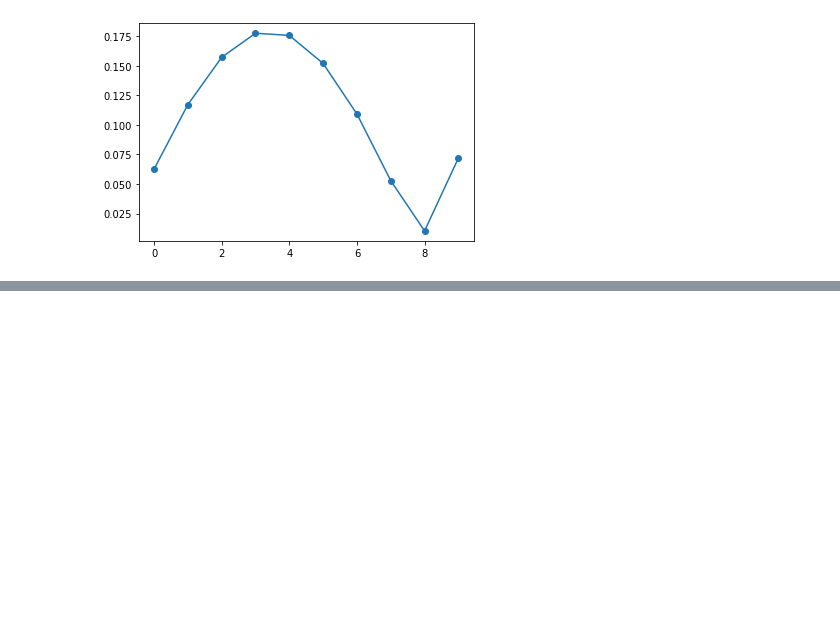
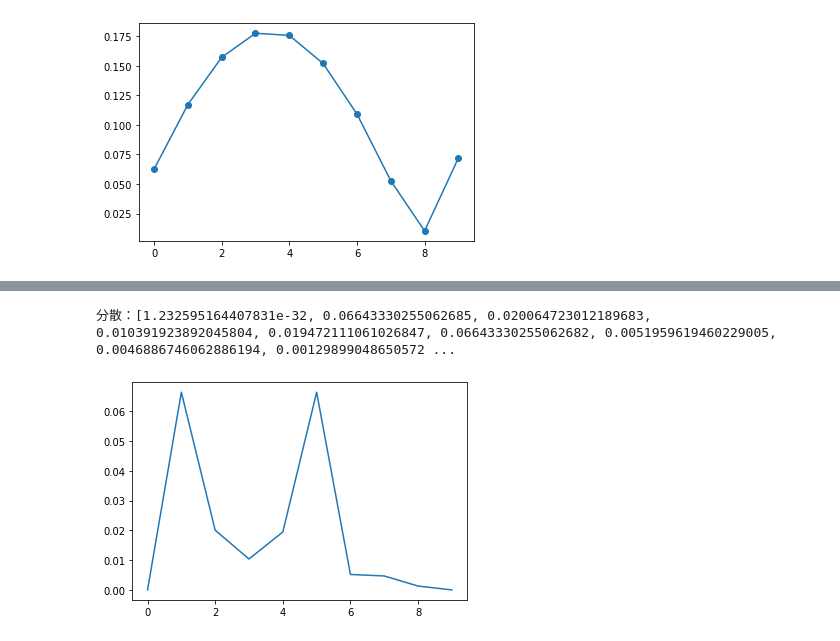
Before and after one commit to KaitoMuraoka/BasicQuantumAlgorithm, a Jupyter notebook: main/First.ipynb, the cells around one changed output, grey strips where cells are left out. Cells and saved outputs as stored; diff of their text form; code cells hidden in the pictures; blank space fills up the shorter version.

```diff
--- a/main/First.ipynb
+++ b/main/First.ipynb
@@ -541,0 +547,15 @@ plt.plot(avg_result)
+# %%
+# 分散
+variance = []
+scores = boxplot_result
+for score in scores:
+    v = np.var(score)
+    variance.append(v)
+
+print(f'分散：{variance}')
+
+plt.plot(variance)
+plt.show()
+# %% [output]
+分散：[1.232595164407831e-32, 0.06643330255062685, 0.020064723012189683, 0.010391923892045804, 0.019472111061026847, 0.06643330255062682, 0.0051959619460229005, 0.0046886746062886194, 0.00129899048650572 ...
+[figure, added]
```
Also changed, not shown: parts of 14 cells of this notebook.
